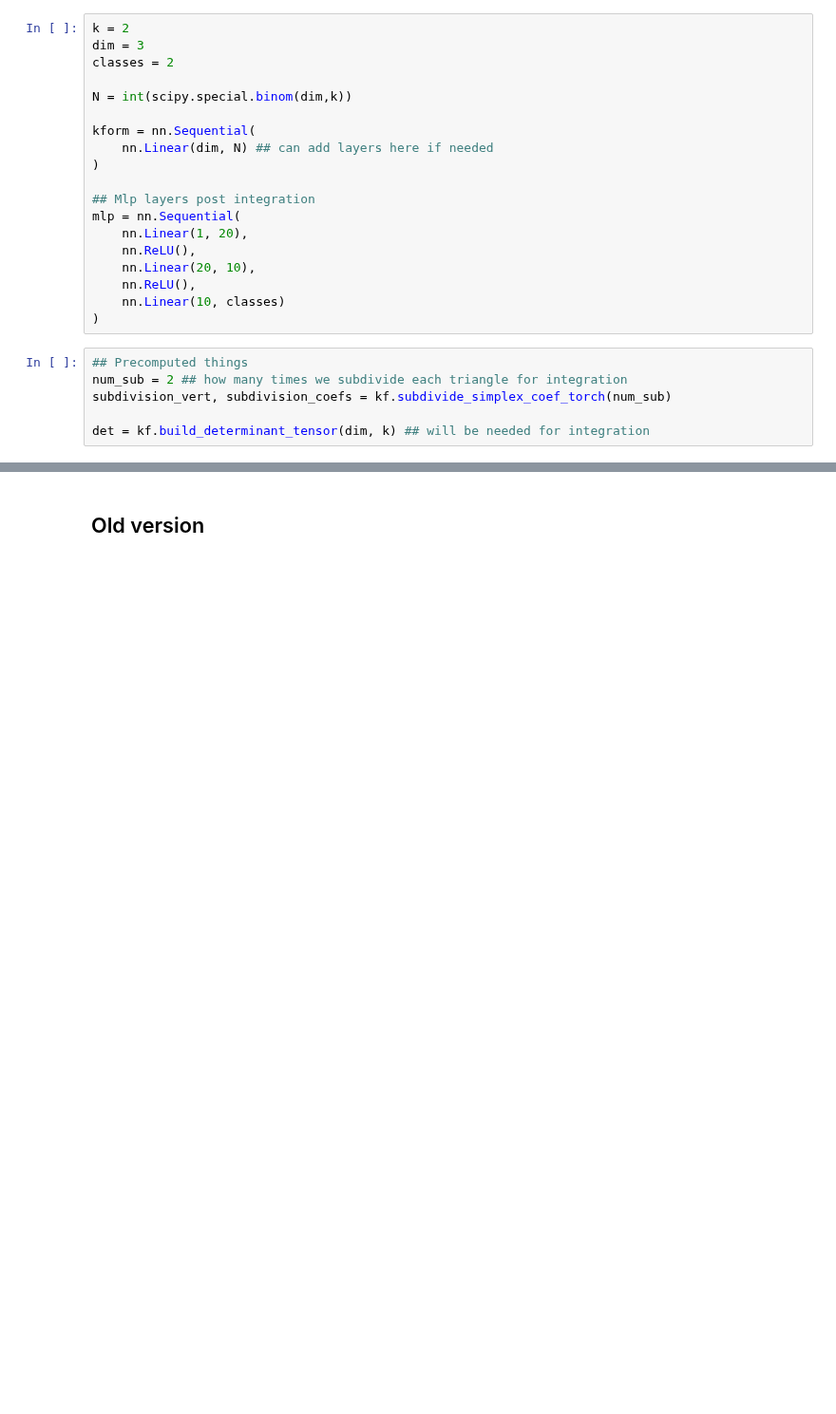
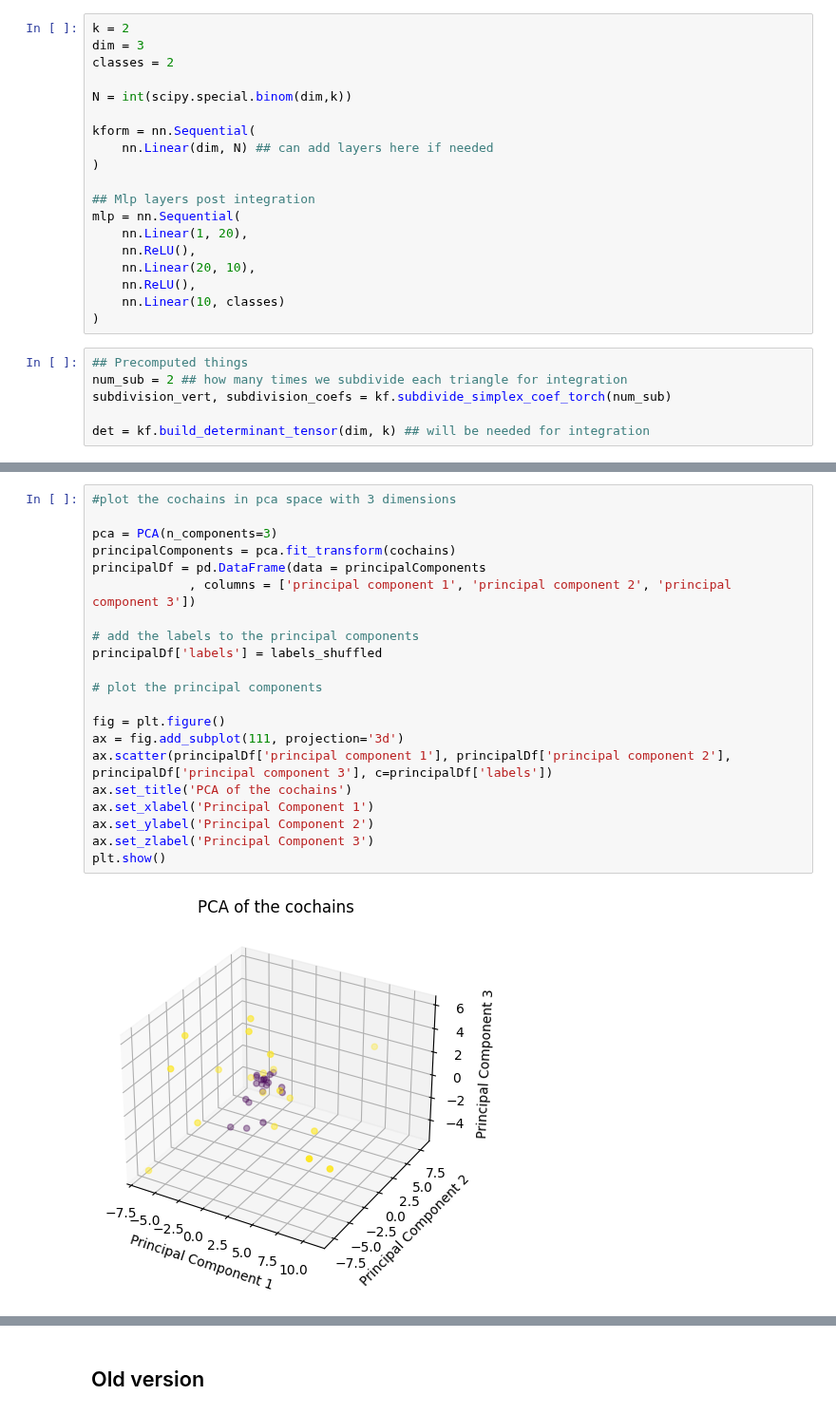
Before and after one commit to aidos-lab/neural-k-forms, a Jupyter notebook: Surface_classification_single_cochain.ipynb, the cells around one changed output, grey strips where cells are left out. Shown at 95% size. Saved outputs shown, nothing was run; the diff lists cells and outputs as text; blank space fills up the shorter version.

```diff
--- a/Surface_classification_single_cochain.ipynb
+++ b/Surface_classification_single_cochain.ipynb
@@ -284,0 +341,23 @@ plt.show()
+# %%
+#plot the cochains in pca space with 3 dimensions
+
+pca = PCA(n_components=3)
+principalComponents = pca.fit_transform(cochains)
+principalDf = pd.DataFrame(data = principalComponents
+             , columns = ['principal component 1', 'principal component 2', 'principal component 3'])
+
+# add the labels to the principal components
+principalDf['labels'] = labels_shuffled
+
+# plot the principal components
+
+fig = plt.figure()
+ax = fig.add_subplot(111, projection='3d')
+ax.scatter(principalDf['principal component 1'], principalDf['principal component 2'], principalDf['principal component 3'], c=principalDf['labels'])
+ax.set_title('PCA of the cochains')
+ax.set_xlabel('Principal Component 1')
+ax.set_ylabel('Principal Component 2')
+ax.set_zlabel('Principal Component 3')
+plt.show()
+# %% [output]
+[figure, added]
```
Also changed, not shown: parts of 21 cells of this notebook, 2 other files.
